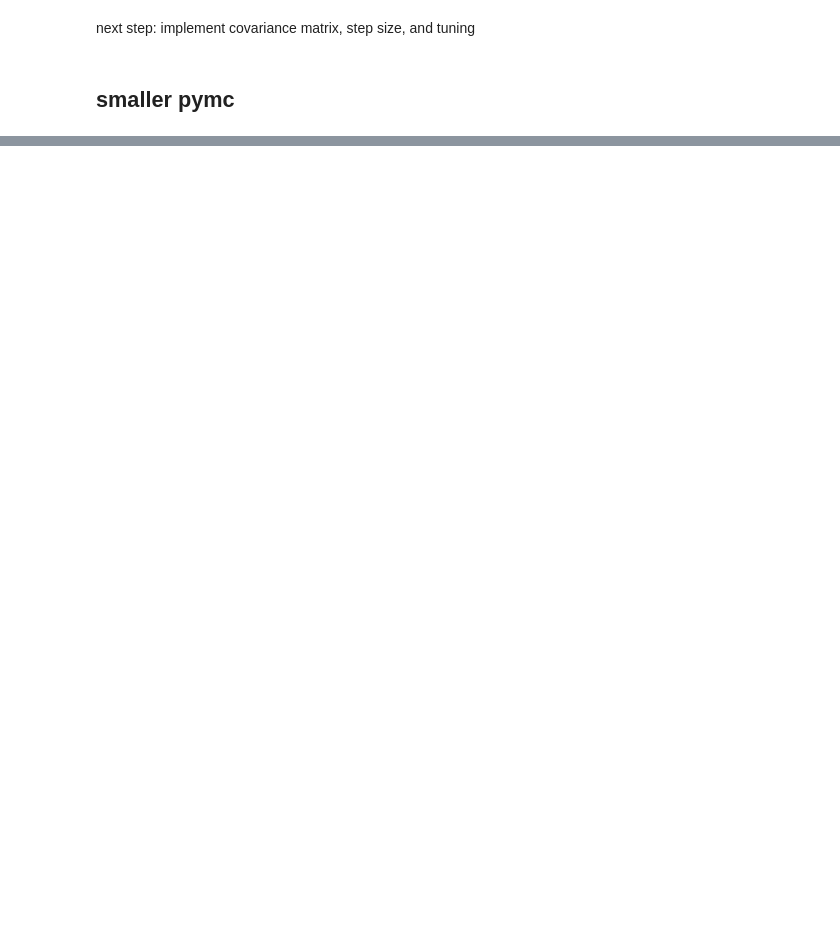
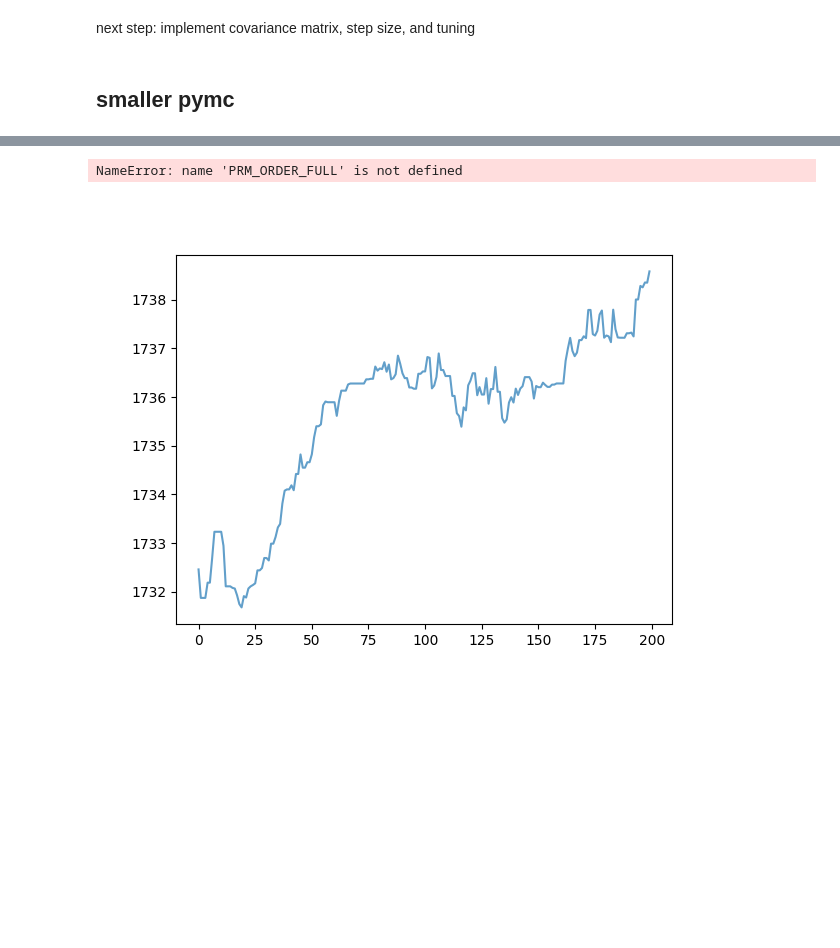
Before and after one commit to AaronParsons/eigsep_terrain, a Jupyter notebook: notebooks/EIGSEP Image Fit.ipynb, the cells around one changed output, grey strips where cells are left out. Saved outputs shown, nothing was run; the diff lists cells and outputs as text; code cells hidden in the pictures; blank space fills up the shorter version.

```diff
--- a/notebooks/EIGSEP Image Fit.ipynb
+++ b/notebooks/EIGSEP Image Fit.ipynb
@@ -871,17 +834,18 @@ if False:
     print(f'acceptance fraction: {sampler.acceptance_fraction}')
     samples_24_short = reader.get_chain(discard=1000, thin=15, flat=True)
 # %%
-backend = emcee.backends.HDFBackend(checkpoint_file)
-chain = backend.get_chain()  # shape: (nsteps, nwalkers, ndim)
+if False:
+    backend = emcee.backends.HDFBackend(checkpoint_file)
+    chain = backend.get_chain()  # shape: (nsteps, nwalkers, ndim)
 
-# Look at one parameter across all walkers
-prm_idx = 0
-fig, ax = plt.subplots()
-for i in range(nwalkers):
-    ax.plot(chain[:, i, prm_idx], alpha=0.3)
-ax.set_xlabel("Step")
-ax.set_ylabel(f"Parameter {prm_idx}")
-ax.set_title("Are walkers spreading out?")
+    # Look at one parameter across all walkers
+    prm_idx = 0
+    fig, ax = plt.subplots()
+    for i in range(nwalkers):
+        ax.plot(chain[:, i, prm_idx], alpha=0.3)
+    ax.set_xlabel("Step")
+    ax.set_ylabel(f"Parameter {prm_idx}")
+    ax.set_title("Are walkers spreading out?")
 
-# Check acceptance
-print(f"Acceptance fraction: {backend.accepted / backend.iteration}")
+    # Check acceptance
+    print(f"Acceptance fraction: {backend.accepted / backend.iteration}")
@@ -921,11 +883,11 @@ def build_model():
 
     return model
 
+run_name = "short_pymc"
+trace_file = f"{run_name}_trace.nc"
+checkpoint_file = f"{run_name}_checkpoint.nc"
 
-if True:
-    run_name = "short_pymc"
-    trace_file = f"{run_name}_trace.nc"
-    checkpoint_file = f"{run_name}_checkpoint.nc"
+if False:
 
     # Configuration
     batch_size = 10      # checkpoint every 5 draws
@@ -989,7 +951,7 @@ if True:
                     # Start from MAP with small perturbations
                     np.random.seed(42)
                     initvals = [{"theta": ant_pos_prior_24 + np.random.randn(24) * 0.01 * np.array(pos_slvr2.sigmas)}
-                               for _ in range(4)]
+                            for _ in range(4)]
 
                 # Sample this batch
                 trace = pm.sample(
@@ -1108,2 +996,15 @@ Sampling: 11/200 complete, doing 10 more
 # %%
 traces = arviz.from_netcdf(trace_file)
+# %%
+# plot traces
+
+for prm_idx in range(24):
+    fig, ax = plt.subplots()
+    plt.figure(figsize=(9, 3))
+    for chain in range(4):
+        ax.plot(trace.posterior['theta'].sel(chain=chain, theta_dim_0=prm_idx), alpha=0.7, label=f'Chain {chain}')
+        ax.set_title(f'parameter: {PRM_ORDER_FULL[prm_idx]}')
+# %% [output]
+NameError: name 'PRM_ORDER_FULL' is not defined
+[figure, added]
+[figure, added]
```
Also changed, not shown: parts of 14 cells of this notebook, 1 other file.
